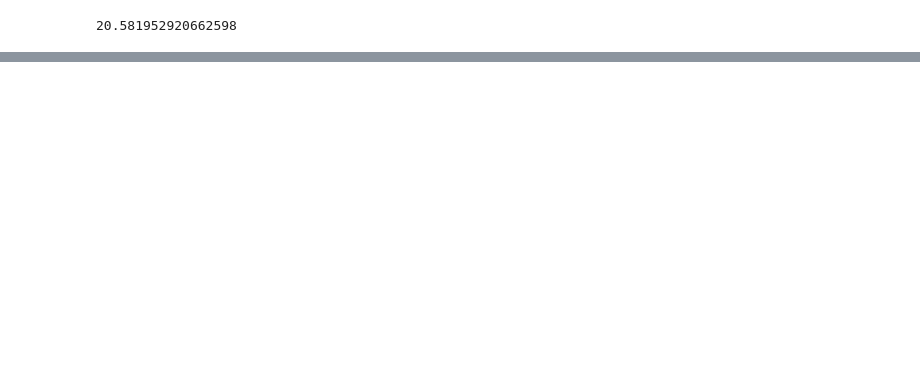
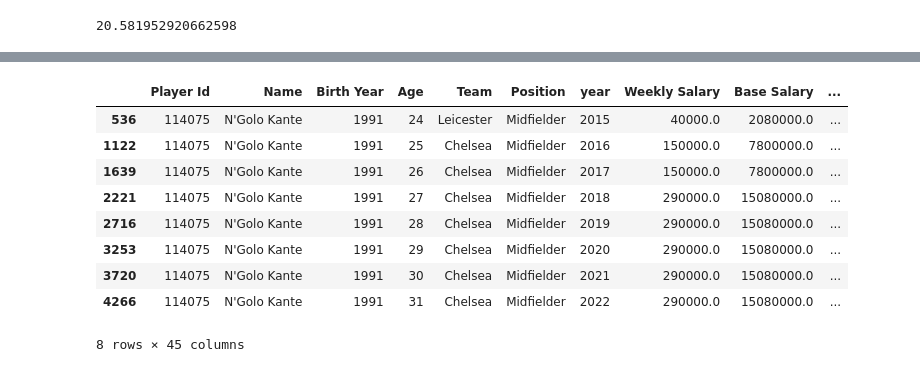
Before and after one commit to LEEINSEO-0118/EPL_EDA_Project, a Jupyter notebook: EDA_with_team_code.ipynb, the cells around one changed output, grey strips where cells are left out. Drawn from its saved outputs; the diff is of its cells as text; code cells hidden in the pictures; blank space fills up the shorter version.

```diff
--- a/EDA_with_team_code.ipynb
+++ b/EDA_with_team_code.ipynb
@@ -120,0 +152,13 @@ def get_age_lev(age):
+# %%
+eda_df[eda_df.Name.str.contains('Kante')]
+# %% [output]
+|  | Player Id | Name | Birth Year | Age | Team | Position | year | Weekly Salary | Base Salary | ... |
+| 536 | 114075 | N'Golo Kante | 1991 | 24 | Leicester | Midfielder | 2015 | 40000.0 | 2080000.0 | ... |
+| 1122 | 114075 | N'Golo Kante | 1991 | 25 | Chelsea | Midfielder | 2016 | 150000.0 | 7800000.0 | ... |
+| 1639 | 114075 | N'Golo Kante | 1991 | 26 | Chelsea | Midfielder | 2017 | 150000.0 | 7800000.0 | ... |
+| 2221 | 114075 | N'Golo Kante | 1991 | 27 | Chelsea | Midfielder | 2018 | 290000.0 | 15080000.0 | ... |
+| 2716 | 114075 | N'Golo Kante | 1991 | 28 | Chelsea | Midfielder | 2019 | 290000.0 | 15080000.0 | ... |
+| 3253 | 114075 | N'Golo Kante | 1991 | 29 | Chelsea | Midfielder | 2020 | 290000.0 | 15080000.0 | ... |
+| 3720 | 114075 | N'Golo Kante | 1991 | 30 | Chelsea | Midfielder | 2021 | 290000.0 | 15080000.0 | ... |
+| 4266 | 114075 | N'Golo Kante | 1991 | 31 | Chelsea | Midfielder | 2022 | 290000.0 | 15080000.0 | ... |
+8 rows × 45 columns
```
Also changed, not shown: parts of 12 cells of this notebook, 23 other files.
